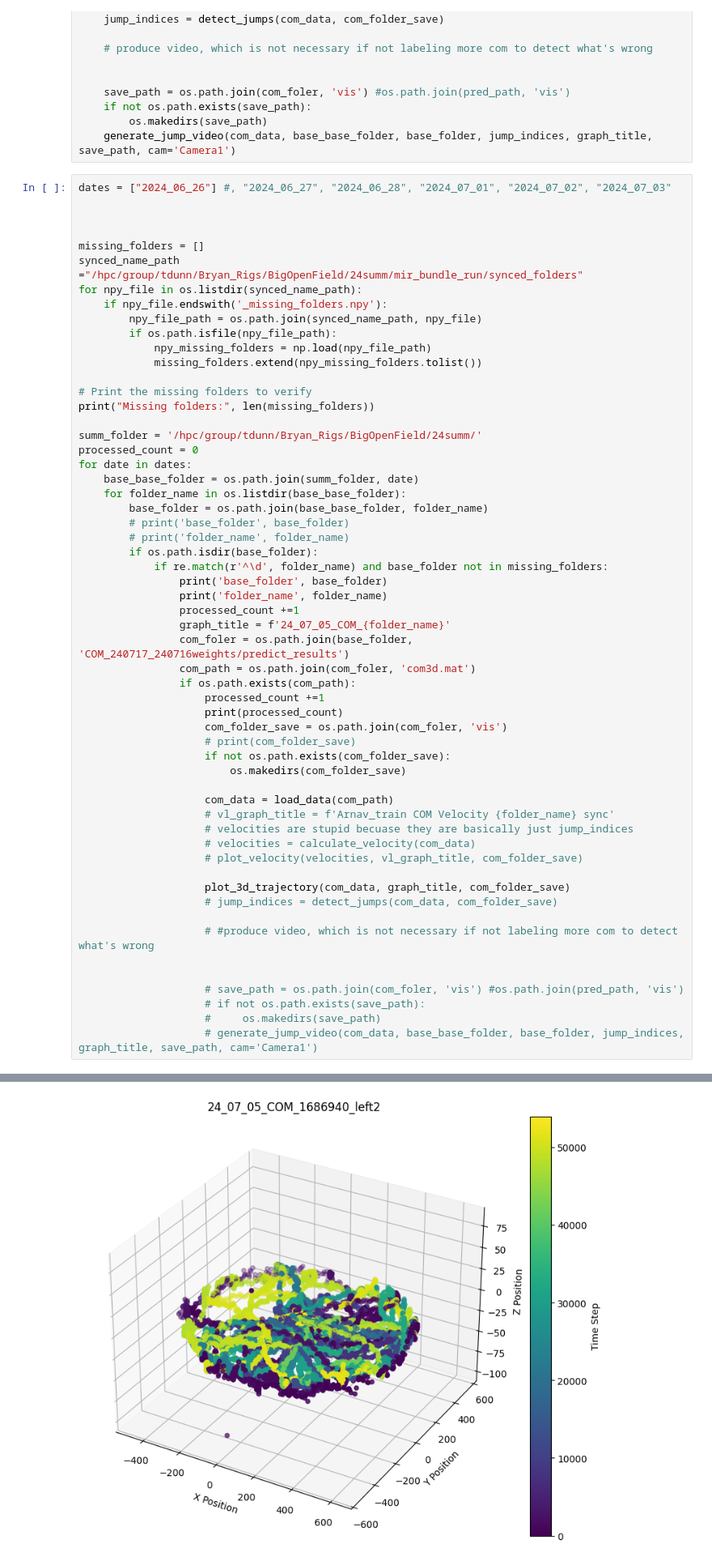
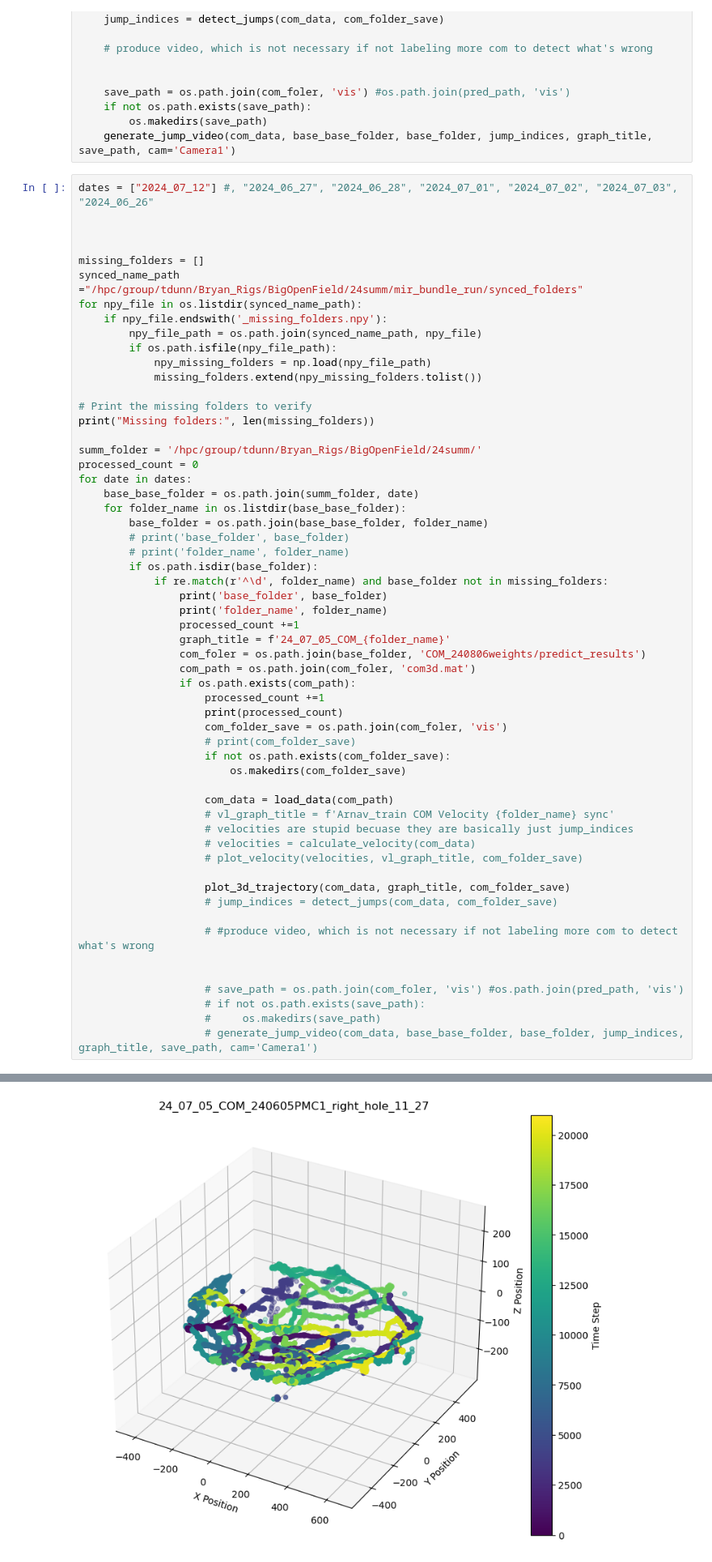
Before and after one commit to gadsfly/BBOP, a Jupyter notebook: com_tragatory_bunlde_exe.ipynb, the cells around one changed output, grey strips where cells are left out. Shown at 81% size. Drawn from its saved outputs; the diff is of its cells as text.

Commit message:
altered some function for graphing

```diff
--- a/com_tragatory_bunlde_exe.ipynb
+++ b/com_tragatory_bunlde_exe.ipynb
@@ -34,7 +34,7 @@ for wie in weired_folders:
         os.makedirs(save_path)
     generate_jump_video(com_data, base_base_folder, base_folder, jump_indices, graph_title, save_path, cam='Camera1')
 # %%
-dates = ["2024_06_26"] #, "2024_06_27", "2024_06_28", "2024_07_01", "2024_07_02", "2024_07_03"
+dates = ["2024_07_12"] #, "2024_06_27", "2024_06_28", "2024_07_01", "2024_07_02", "2024_07_03", "2024_06_26"
 
 
 
@@ -64,7 +64,7 @@ for date in dates:
                 print('folder_name', folder_name)
                 processed_count +=1
                 graph_title = f'24_07_05_COM_{folder_name}'
-                com_foler = os.path.join(base_folder, 'COM_240717_240716weights/predict_results')
+                com_foler = os.path.join(base_folder, 'COM_240806weights/predict_results')
                 com_path = os.path.join(com_foler, 'com3d.mat')
                 if os.path.exists(com_path):
                     processed_count +=1
@@ -97,2 +97,2 @@ folder_name 1686940_left2
 2
-[figure, old version]
+[figure, new version]
```
Also changed, not shown: parts of 2 cells of this notebook.
